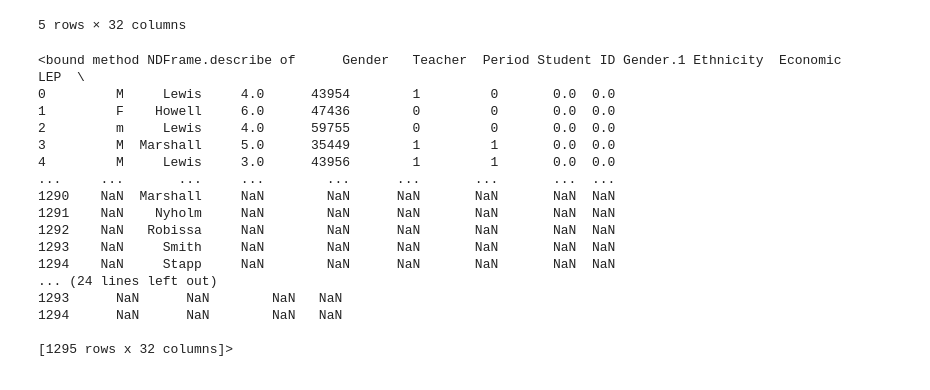
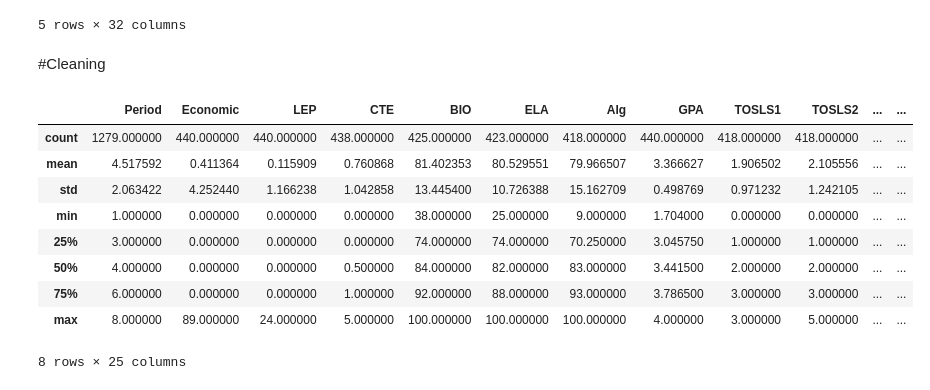
Before and after one commit to dldowning/2022-5310, a Jupyter notebook: 5310_project.ipynb, the cells around one changed output. Cells and saved outputs as stored; diff of their text form; code cells hidden in the pictures.

```diff
--- a/5310_project.ipynb
+++ b/5310_project.ipynb
@@ -24,20 +26,15 @@ df.head()
+# %% [markdown]
+#Cleaning
 # %%
-df.describe
+df.describe()
 # %% [output]
+|  | Period | Economic | LEP | CTE | BIO | ELA | Alg | GPA | TOSLS1 | TOSLS2 | ... | ... |
+| count | 1279.000000 | 440.000000 | 440.000000 | 438.000000 | 425.000000 | 423.000000 | 418.000000 | 440.000000 | 418.000000 | 418.000000 | ... | ... |
+| mean | 4.517592 | 0.411364 | 0.115909 | 0.760868 | 81.402353 | 80.529551 | 79.966507 | 3.366627 | 1.906502 | 2.105556 | ... | ... |
+| std | 2.063422 | 4.252440 | 1.166238 | 1.042858 | 13.445400 | 10.726388 | 15.162709 | 0.498769 | 0.971232 | 1.242105 | ... | ... |
+| min | 1.000000 | 0.000000 | 0.000000 | 0.000000 | 38.000000 | 25.000000 | 9.000000 | 1.704000 | 0.000000 | 0.000000 | ... | ... |
+| 25% | 3.000000 | 0.000000 | 0.000000 | 0.000000 | 74.000000 | 74.000000 | 70.250000 | 3.045750 | 1.000000 | 1.000000 | ... | ... |
+| 50% | 4.000000 | 0.000000 | 0.000000 | 0.500000 | 84.000000 | 82.000000 | 83.000000 | 3.441500 | 2.000000 | 2.000000 | ... | ... |
+| 75% | 6.000000 | 0.000000 | 0.000000 | 1.000000 | 92.000000 | 88.000000 | 93.000000 | 3.786500 | 3.000000 | 3.000000 | ... | ... |
+| max | 8.000000 | 89.000000 | 24.000000 | 5.000000 | 100.000000 | 100.000000 | 100.000000 | 4.000000 | 3.000000 | 5.000000 | ... | ... |
-<bound method NDFrame.describe of      Gender   Teacher  Period Student ID Gender.1 Ethnicity  Economic  LEP  \
-0         M     Lewis     4.0      43954        1         0       0.0  0.0
-1         F    Howell     6.0      47436        0         0       0.0  0.0
-2         m     Lewis     4.0      59755        0         0       0.0  0.0
-3         M  Marshall     5.0      35449        1         1       0.0  0.0
-4         M     Lewis     3.0      43956        1         1       0.0  0.0
-...     ...       ...     ...        ...      ...       ...       ...  ...
-1290    NaN  Marshall     NaN        NaN      NaN       NaN       NaN  NaN
-1291    NaN    Nyholm     NaN        NaN      NaN       NaN       NaN  NaN
-1292    NaN   Robissa     NaN        NaN      NaN       NaN       NaN  NaN
-1293    NaN     Smith     NaN        NaN      NaN       NaN       NaN  NaN
-1294    NaN     Stapp     NaN        NaN      NaN       NaN       NaN  NaN
-... (24 lines left out)
-1293      NaN      NaN        NaN   NaN
-1294      NaN      NaN        NaN   NaN
-
-[1295 rows x 32 columns]>
+8 rows × 25 columns
```
Also changed, not shown: parts of 53 cells of this notebook, 1 other file.
